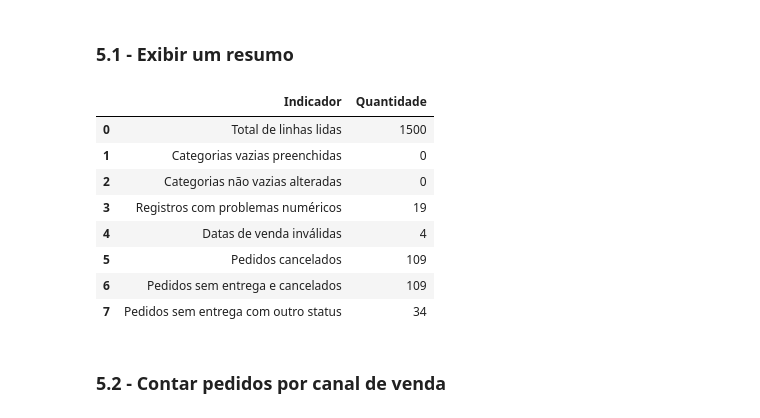
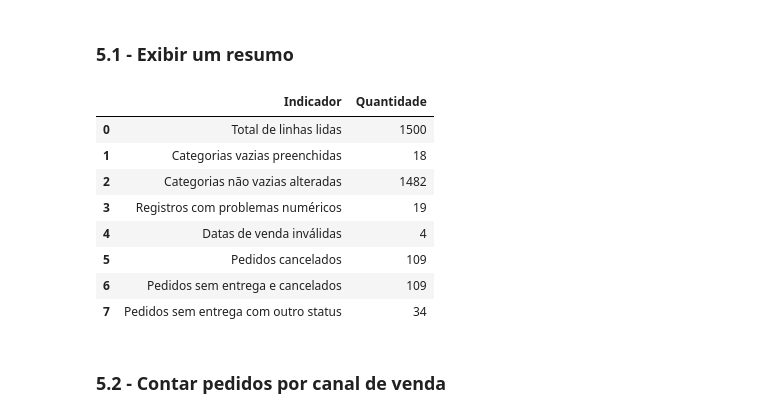
Before and after one commit to fep84/sctec_mini-projeto_avaliativo, a Jupyter notebook: sctec_mini-projeto_avaliativo.ipynb, the cells around one changed output. Saved outputs shown, nothing was run; the diff lists cells and outputs as text; code cells hidden in the pictures.

Commit message:
Atualiza análise de vendas e documentação
Co-authored-by: Copilot <223556219+Copilot@users.noreply.github.com>

```diff
--- a/sctec_mini-projeto_avaliativo.ipynb
+++ b/sctec_mini-projeto_avaliativo.ipynb
@@ -6,7 +6,13 @@
 # %%
 import pandas as pd
 
+# Lê o CSV que está na mesma pasta do notebook.
 df = pd.read_csv("halloween_vendas.csv")
 
-df
+# Guarda a categoria original antes de qualquer tratamento.
+categoria_original = df["categoria"].astype("string").copy()
+
+# Confirma que o arquivo foi carregado e informa o tamanho da tabela.
+print("Arquivo carregado: halloween_vendas.csv")
+print("Linhas e colunas:", df.shape)
 # %% [output]
@@ -222,25 +366,37 @@ Categorias preenchidas: 0
 # %% [markdown]
 ### 2.3) - Contabilista categorias vazias que foram preenchidas e as não vazias alteradas separadamente.
 # %%
-# Marca as categorias que já estavam vazias no texto original.
+# Prepara a cópia original para comparar com o resultado final.
 categoria_original_texto = categoria_original.astype("string")
+
+# Marca as categorias que estavam vazias no CSV original.
 vazias_no_original = (
     categoria_original_texto.isna()
     | categoria_original_texto.str.strip().eq("").fillna(False)
 )
 
-# Conta as categorias vazias que foram preenchidas no item 2.2.
-total_vazias_preenchidas = int(vazias_no_original.sum())
+# Compara as categorias finais com as originais.
+categoria_final = df["categoria"].astype("string")
 
-# Compara o resultado final com o original e conta mudanças
-# somente nas categorias que originalmente não estavam vazias.
+# Marca como alteradas somente as categorias que não estavam vazias originalmente.
 nao_vazias_alteradas = (
     ~vazias_no_original
-    & df["categoria"].astype("string").ne(categoria_original_texto)
+    & categoria_final.ne(categoria_original_texto).fillna(False)
 )
+
+# Conta cada grupo separadamente.
+total_vazias_preenchidas = int(vazias_no_original.sum())
 total_nao_vazias_alteradas = int(nao_vazias_alteradas.sum())
 
-# Exibe as duas contagens separadamente.
+# Exibe as duas contagens.
 print("Categorias vazias preenchidas:", total_vazias_preenchidas)
 print("Categorias não vazias alteradas:", total_nao_vazias_alteradas)
+
+# Mostra exemplos das categorias não vazias que foram alteradas.
+exemplos_alteracoes = pd.DataFrame({
+    "categoria original": categoria_original_texto[nao_vazias_alteradas],
+    "categoria final": categoria_final[nao_vazias_alteradas],
+})
+
+display(exemplos_alteracoes.head(10))
 # %% [output]
@@ -589,37 +799,37 @@ sem_entrega_outro_status = sem_entrega & ~status.eq("cancelado").fillna(False)
 
 # Conta os pedidos cancelados, independentemente da data de entrega.
 total_cancelados = int(status.eq("cancelado").fillna(False).sum())
 
 # Monta uma tabela com os principais resultados.
 resumo = pd.DataFrame({
     "Indicador": [
         "Total de linhas lidas",
         "Categorias vazias preenchidas",
         "Categorias não vazias alteradas",
         "Registros com problemas numéricos",
         "Datas de venda inválidas",
         "Pedidos cancelados",
         "Pedidos sem entrega e cancelados",
         "Pedidos sem entrega com outro status",
     ],
     "Quantidade": [
         len(df),
-        vazias_preenchidas,
-        nao_vazias_alteradas,
+        total_vazias_preenchidas,
+        total_nao_vazias_alteradas,
         int(df["tem_problema_numerico"].sum()),
         int(df["data_venda_invalida"].sum()),
         total_cancelados,
         int(sem_entrega_cancelados.sum()),
         int(sem_entrega_outro_status.sum()),
     ],
 })
 
 display(resumo)
 # %% [output]
 |  | Indicador | Quantidade |
 | 0 | Total de linhas lidas | 1500 |
-| 1 | Categorias vazias preenchidas | 0 |
-| 2 | Categorias não vazias alteradas | 0 |
+| 1 | Categorias vazias preenchidas | 18 |
+| 2 | Categorias não vazias alteradas | 1482 |
 | 3 | Registros com problemas numéricos | 19 |
 | 4 | Datas de venda inválidas | 4 |
 | 5 | Pedidos cancelados | 109 |
```
Also changed, not shown: parts of 28 cells of this notebook, 2 other files.
